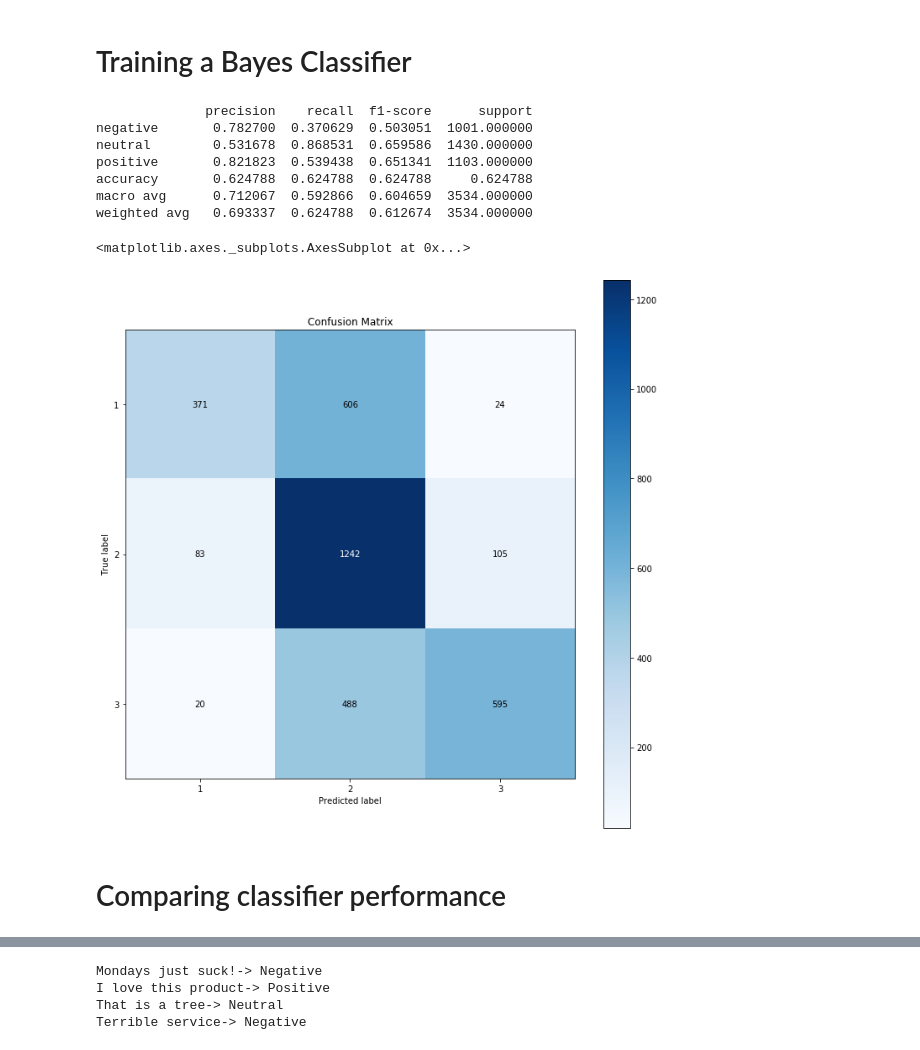
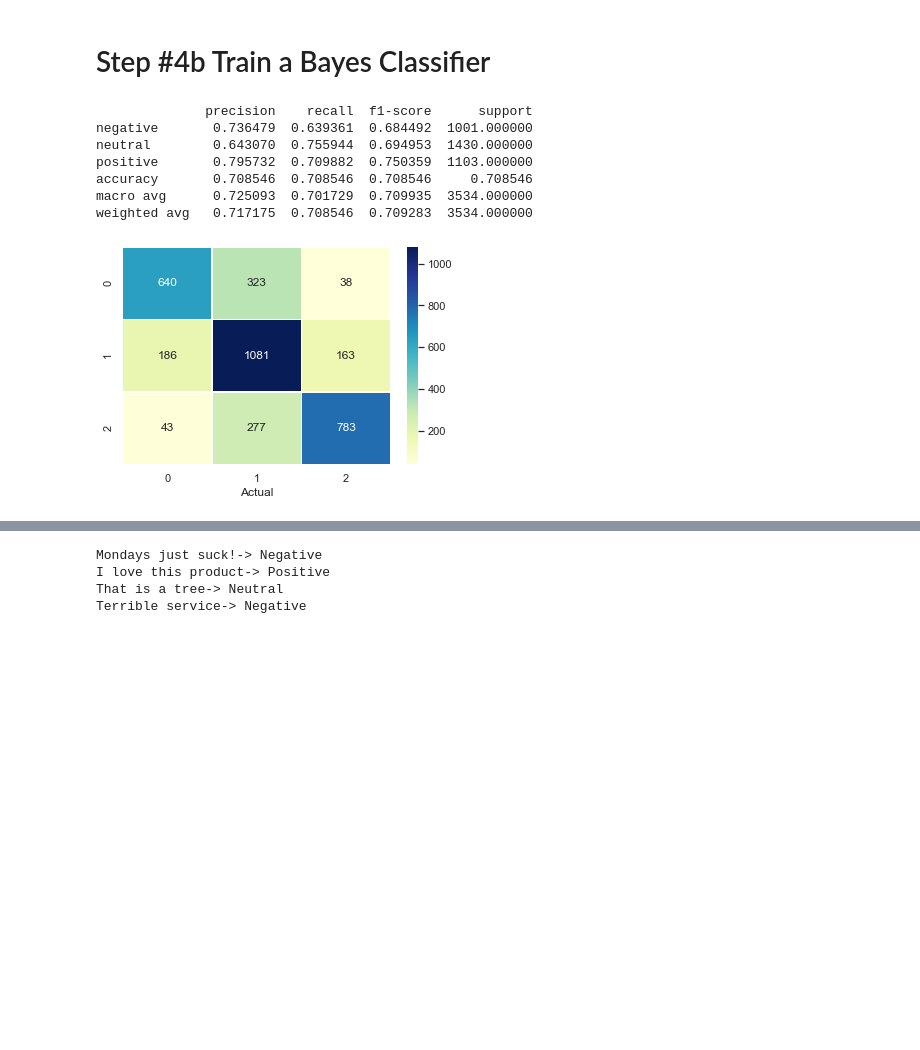
Before and after one commit to flo7up/relataly-public-python-tutorials, a Jupyter notebook: 013 Simple Sentiment Analysis using Bayes and Logistic Regression.ipynb, the cells around one changed output, grey strips where cells are left out. Drawn from its saved outputs; the diff is of its cells as text; code cells hidden in the pictures; blank space fills up the shorter version.

```diff
--- a/013 Simple Sentiment Analysis using Bayes and Logistic Regression.ipynb
+++ b/013 Simple Sentiment Analysis using Bayes and Logistic Regression.ipynb
@@ -52,0 +44,17 @@ train_dfa.head()
+# %%
+# Define Class Integer Values
+cleanup_nums = {"sentiment": {"negative": 1, "neutral": 2, "positive": 3}}
+
+# Replace the Classes with Integer Values
+train_df = train_base_df.copy()
+train_df.replace(cleanup_nums, inplace=True)
+
+# Clean the Test Data
+test_df = test_base_df.copy()
+test_df.replace(cleanup_nums, inplace=True)
+
+# Create a Feature based on Text Length
+train_df['text_length'] = train_df['text'].str.len() # Store string length of each sample
+train_df = train_df.sort_values(['text_length'], ascending=True)
+train_df = train_df.dropna()
+train_df
@@ -53,5 +77,7 @@ train_dfa.head()
 # %%
-ax = train_dfa['sentiment'].value_counts(sort=False).plot(kind='barh', color='#EE4747')
+# Print the Distribution of Sentiment Labels
+sns.set_theme(style="whitegrid")
+ax = train_df['sentiment'].value_counts(sort=False).plot(kind='barh', color='b')
 ax.set_xlabel('Count')
 ax.set_ylabel('Labels')
 # %% [output]
@@ -131,36 +144,30 @@ weighted avg   0.717514  0.708829  0.709565  3534.000000
 # %% [markdown]
-# Training a Bayes Classifier
+# Step #4b Train a Bayes Classifier
 # %%
 # Create a pipeline which transforms phrases into normalized feature vectors and uses a bayes estimator
+model_name = 'bayes classifier'
+
 pipeline_bayes = Pipeline([
                 ('count', CountVectorizer()),
                 ('tfidf', TfidfTransformer()),
                 ('gnb', MultinomialNB()),
                 ])
 
 # Train model using the created sklearn pipeline
-learner_bayes = pipeline_bayes.fit(train_dfa['text'], train_dfa['sentiment'])
+model_bayes = pipeline_bayes.fit(train_df['text'], train_df['sentiment'])
 
-# Predict class labels using the learner function
-test_dfa['pred'] = learner_bayes.predict(test_dfa['text'])
-y_true = test_dfa['sentiment']
-y_pred = test_dfa['pred']
-target_names = ['negative', 'neutral', 'positive']
-
-# Confusion Matrix
-results_bayes = classification_report(y_true, y_pred, target_names=target_names, output_dict=True)
-results_df_bayes = pd.DataFrame(results_bayes).transpose()
-print(results_df_bayes)
-skplt.metrics.plot_confusion_matrix(y_true, y_pred, figsize=(12,12))
+# Evaluate model performance
+model_score = evaluate_results(model_bayes, test_df)
+performance_df = performance_df.append({'model_name': model_name,
+                                    'f1_score': model_score[0],
+                                    'precision': model_score[1],
+                                    'recall': model_score[2]}, ignore_index=True)
 # %% [output]
               precision    recall  f1-score      support
-negative       0.782700  0.370629  0.503051  1001.000000
-neutral        0.531678  0.868531  0.659586  1430.000000
-positive       0.821823  0.539438  0.651341  1103.000000
-accuracy       0.624788  0.624788  0.624788     0.624788
-macro avg      0.712067  0.592866  0.604659  3534.000000
-weighted avg   0.693337  0.624788  0.612674  3534.000000
+negative       0.736479  0.639361  0.684492  1001.000000
+neutral        0.643070  0.755944  0.694953  1430.000000
+positive       0.795732  0.709882  0.750359  1103.000000
+accuracy       0.708546  0.708546  0.708546     0.708546
+macro avg      0.725093  0.701729  0.709935  3534.000000
+weighted avg   0.717175  0.708546  0.709283  3534.000000
-<matplotlib.axes._subplots.AxesSubplot at 0x...>
-[figure, old version]
+[figure, new version]
-# %% [markdown]
-# Comparing classifier performance
```
Also changed, not shown: parts of 21 cells of this notebook.
